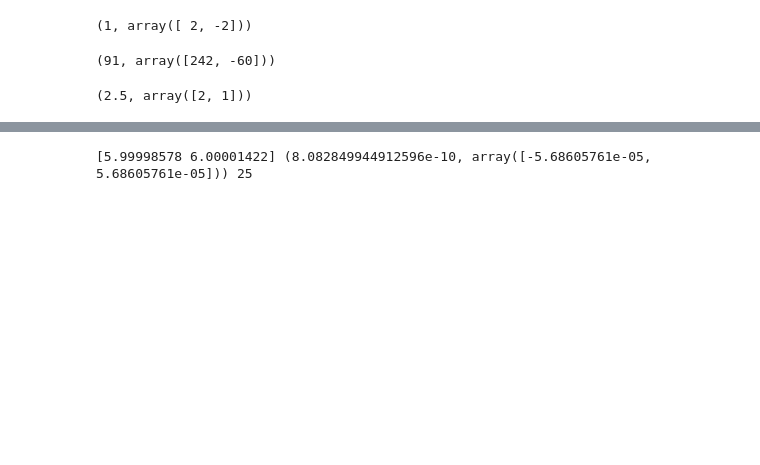
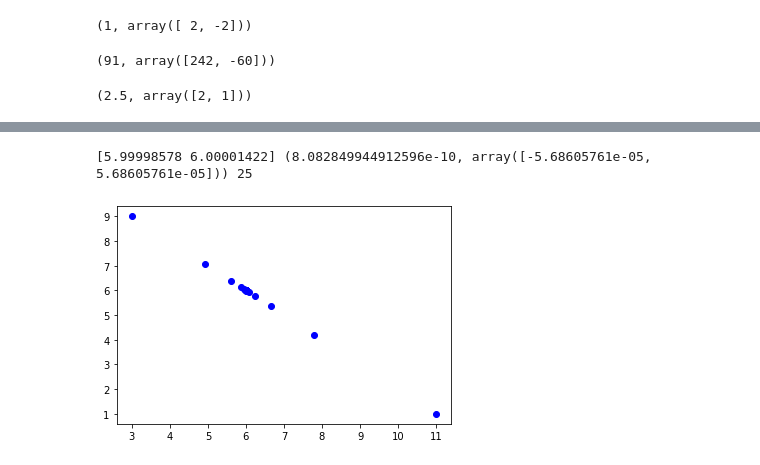
Before and after one commit to ValentinLassaigne/NLP, a Jupyter notebook: TP_Optim_NLP1.ipynb, the cells around one changed output, grey strips where cells are left out. Saved outputs shown, nothing was run; the diff lists cells and outputs as text; code cells hidden in the pictures; blank space fills up the shorter version.

```diff
--- a/TP_Optim_NLP1.ipynb
+++ b/TP_Optim_NLP1.ipynb
@@ -41,7 +39,7 @@ def oracle3(x, mode):
     if mode==3:
         return np.array(x)
 # %%
-x=[2,1]
+x=np.array([2,1])
 oracle3(x,2)
 # %% [output]
 (2.5, array([2, 1]))
@@ -63,6 +57,10 @@ def methode_gradient(oracle, x0, k=0, MaxIt=1000, t=0.5, tol=10e-6):
         k= k + 1
         f=oracle(x, 2)
     print(x, f, k)
+    x = [list[i][0] for i in range(len(list))]
+    y = [list[i][1] for i in range(len(list))]
+    plt.plot(x,y,'ob')
+    plt.show()
 # %%
 x0=[i for i in range(10)]
 #x0=[2,3]
@@ -76,7 +75,8 @@ methode_gradient(oracle3, x0)
 # %%
-x0=[11,1]
+x0=np.array([11,1])
 oracle = oracle1
-methode_gradient(oracle, x0, MaxIt=25, t=0.4)
+list = methode_gradient(oracle, x0, MaxIt=25, t=0.4)
 # %% [output]
 [5.99998578 6.00001422] (8.082849944912596e-10, array([-5.68605761e-05,  5.68605761e-05])) 25
+[figure, added]
 # %%
```
Also changed, not shown: parts of 27 cells of this notebook.
